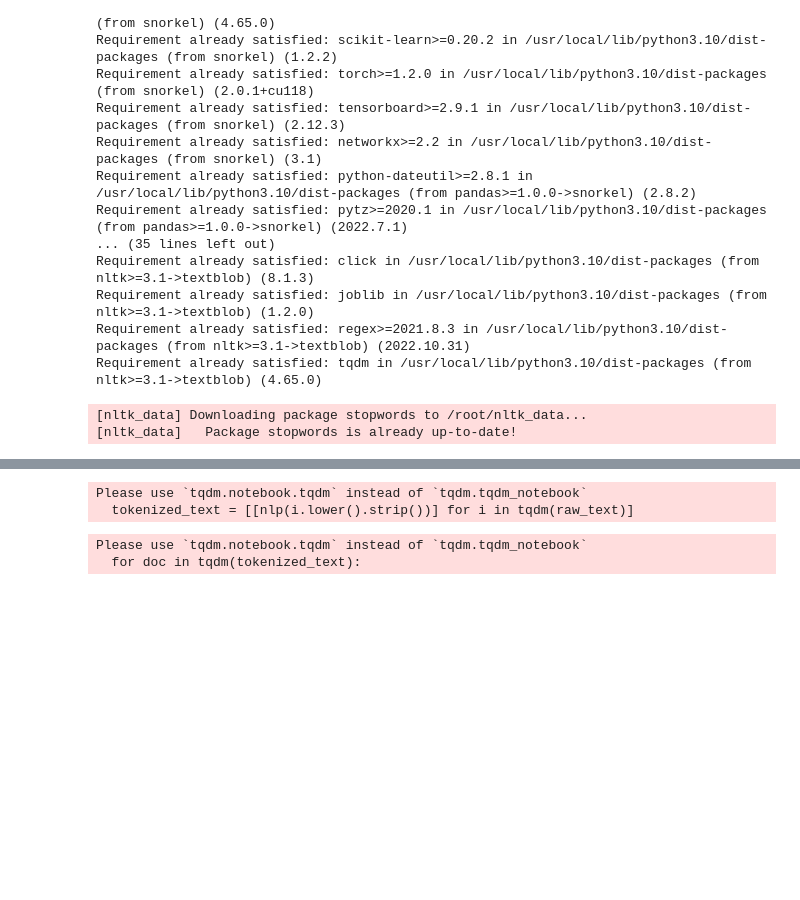
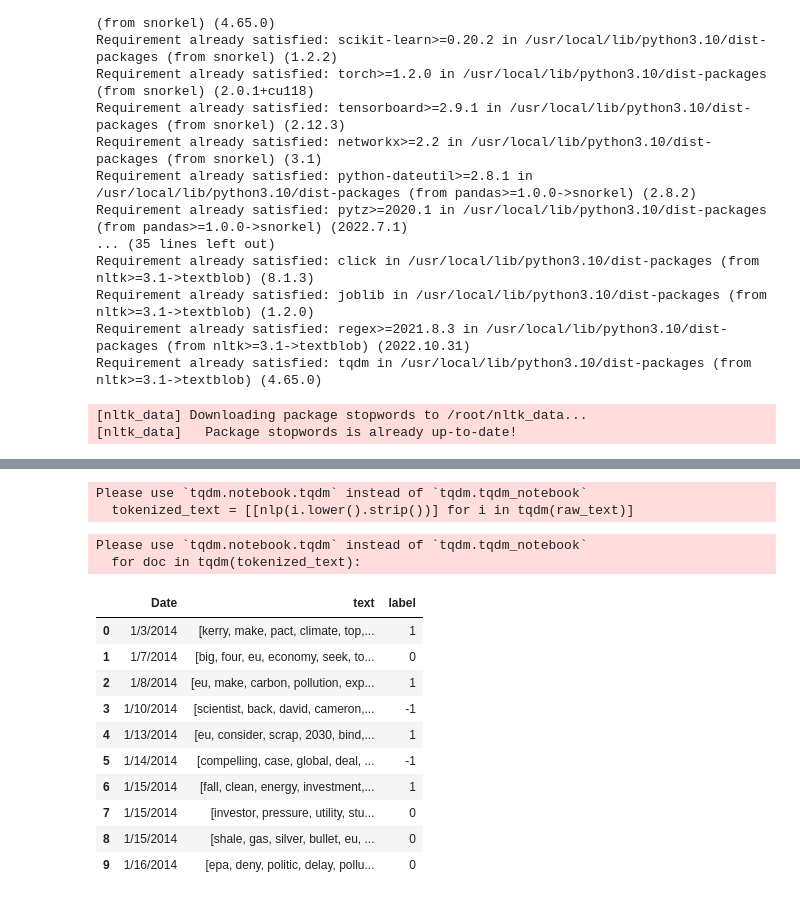
Before and after one commit to allisonlinn/CSUREMM, a Jupyter notebook: Copy_of_Medium_Try1_(logistic,_climate).ipynb, the cells around one changed output, grey strips where cells are left out. Drawn from its saved outputs; the diff is of its cells as text; code cells hidden in the pictures; blank space fills up the shorter version.

```diff
--- a/Copy_of_Medium_Try1_(logistic,_climate).ipynb
+++ b/Copy_of_Medium_Try1_(logistic,_climate).ipynb
@@ -157,33 +204,46 @@ def preparation_text_data(data):
     This pipeline prepares the text data, conducting the following steps:
     1) Tokenization
     2) Lemmatization
     4) Removal of stopwords
     5) Removal of punctuation
     """
     # initialize spacy object
     nlp = spacy.load('en_core_web_sm')
     # select raw text
     raw_text = data.text.values.tolist()
     # tokenize
     tokenized_text = [[nlp(i.lower().strip())] for i in tqdm(raw_text)]
     #define the punctuations and stop words
     punc = string.punctuation
     stop_words = set(stopwords.words('english'))
     #lemmatize, remove stopwords and punctuationd
     corpus = []
     for doc in tqdm(tokenized_text):
         corpus.append([word.lemma_ for word in doc[0] if (word.lemma_ not in stop_words and word.lemma_ not in punc)])
     # add prepared data to df
     data["text"] = corpus
     return data
 
 #apply the data preprocessing function
 data = preparation_text_data(data)
+
+data.head(10)
 # %% [output]
 Please use `tqdm.notebook.tqdm` instead of `tqdm.tqdm_notebook`
   tokenized_text = [[nlp(i.lower().strip())] for i in tqdm(raw_text)]
 Please use `tqdm.notebook.tqdm` instead of `tqdm.tqdm_notebook`
   for doc in tqdm(tokenized_text):
+|  | Date | text | label |
+| 0 | 1/3/2014 | [kerry, make, pact, climate, top,... | 1 |
+| 1 | 1/7/2014 | [big, four, eu, economy, seek, to... | 0 |
+| 2 | 1/8/2014 | [eu, make, carbon, pollution, exp... | 1 |
+| 3 | 1/10/2014 | [scientist, back, david, cameron,... | -1 |
+| 4 | 1/13/2014 | [eu, consider, scrap, 2030, bind,... | 1 |
+| 5 | 1/14/2014 | [compelling, case, global, deal, ... | -1 |
+| 6 | 1/15/2014 | [fall, clean, energy, investment,... | 1 |
+| 7 | 1/15/2014 | [investor, pressure, utility, stu... | 0 |
+| 8 | 1/15/2014 | [shale, gas, silver, bullet, eu, ... | 0 |
+| 9 | 1/16/2014 | [epa, deny, politic, delay, pollu... | 0 |
 # %%
 data
 # %% [output]
```
Also changed, not shown: parts of 11 cells of this notebook.
